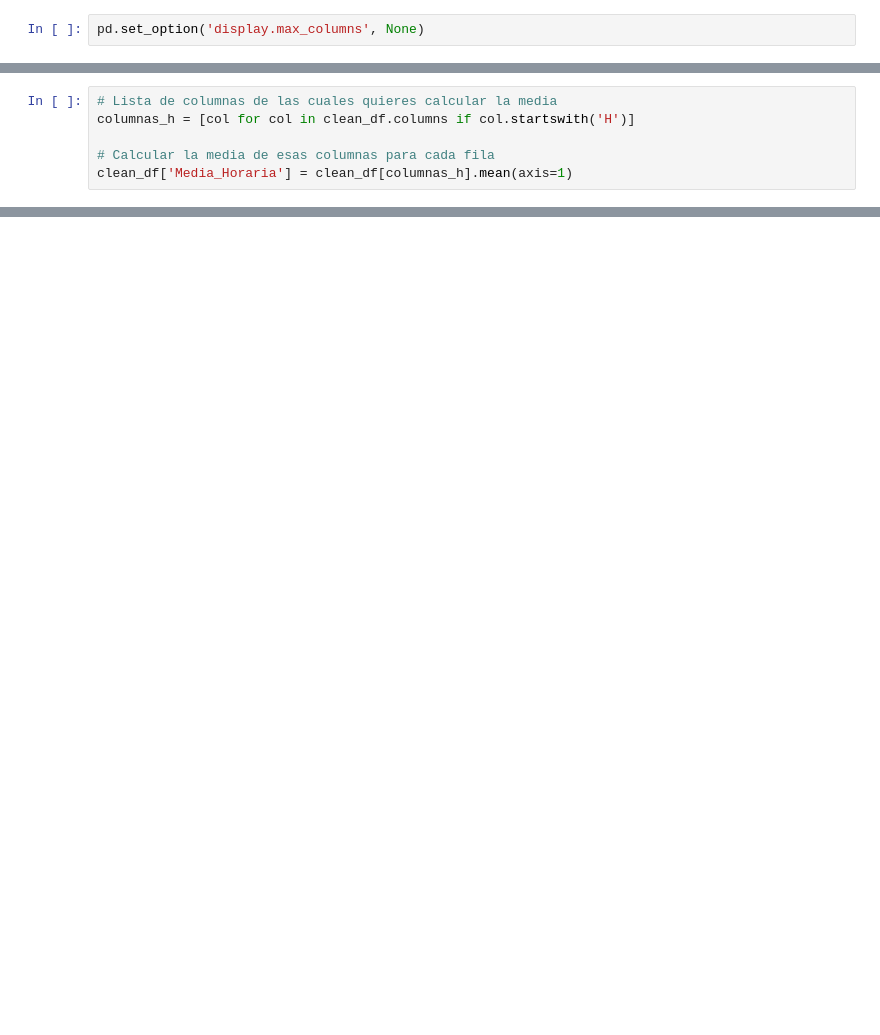
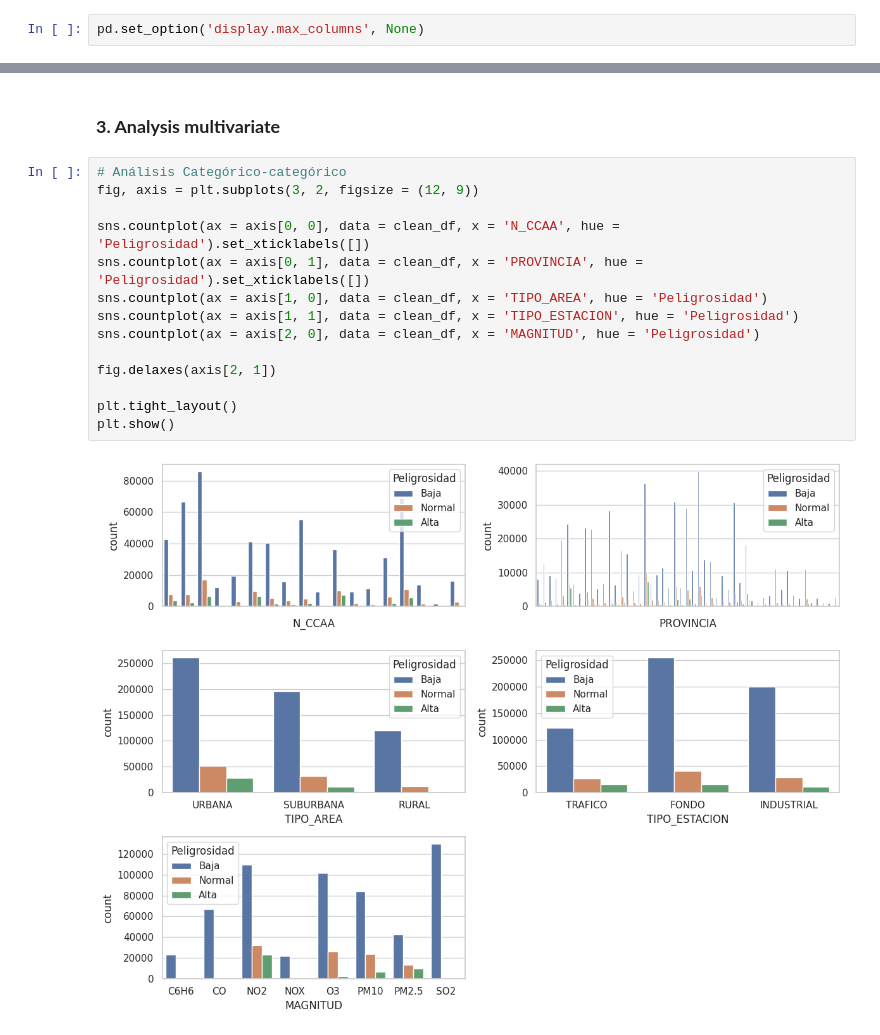
Before and after one commit to Yakondra/Final-project-air-quality, a Jupyter notebook: src/EDA.ipynb, the cells around one changed output, grey strips where cells are left out. Saved outputs shown, nothing was run; the diff lists cells and outputs as text; blank space fills up the shorter version.

```diff
--- a/src/EDA.ipynb
+++ b/src/EDA.ipynb
@@ -128,6 +170,0 @@ plt.show()
-# %%
-# Lista de columnas de las cuales quieres calcular la media
-columnas_h = [col for col in clean_df.columns if col.startswith('H')]
-
-# Calcular la media de esas columnas para cada fila
-clean_df['Media_Horaria'] = clean_df[columnas_h].mean(axis=1)
@@ -200,0 +171,18 @@ clean_df
+# %% [markdown]
+### **3. Analysis multivariate**
+# %%
+# Análisis Categórico-categórico
+fig, axis = plt.subplots(3, 2, figsize = (12, 9))
+
+sns.countplot(ax = axis[0, 0], data = clean_df, x = 'N_CCAA', hue = 'Peligrosidad').set_xticklabels([])
+sns.countplot(ax = axis[0, 1], data = clean_df, x = 'PROVINCIA', hue = 'Peligrosidad').set_xticklabels([])
+sns.countplot(ax = axis[1, 0], data = clean_df, x = 'TIPO_AREA', hue = 'Peligrosidad')
+sns.countplot(ax = axis[1, 1], data = clean_df, x = 'TIPO_ESTACION', hue = 'Peligrosidad')
+sns.countplot(ax = axis[2, 0], data = clean_df, x = 'MAGNITUD', hue = 'Peligrosidad')
+
+fig.delaxes(axis[2, 1])
+
+plt.tight_layout()
+plt.show()
+# %% [output]
+[figure, added]
```
Also changed, not shown: parts of 31 cells of this notebook, 4 other files.
